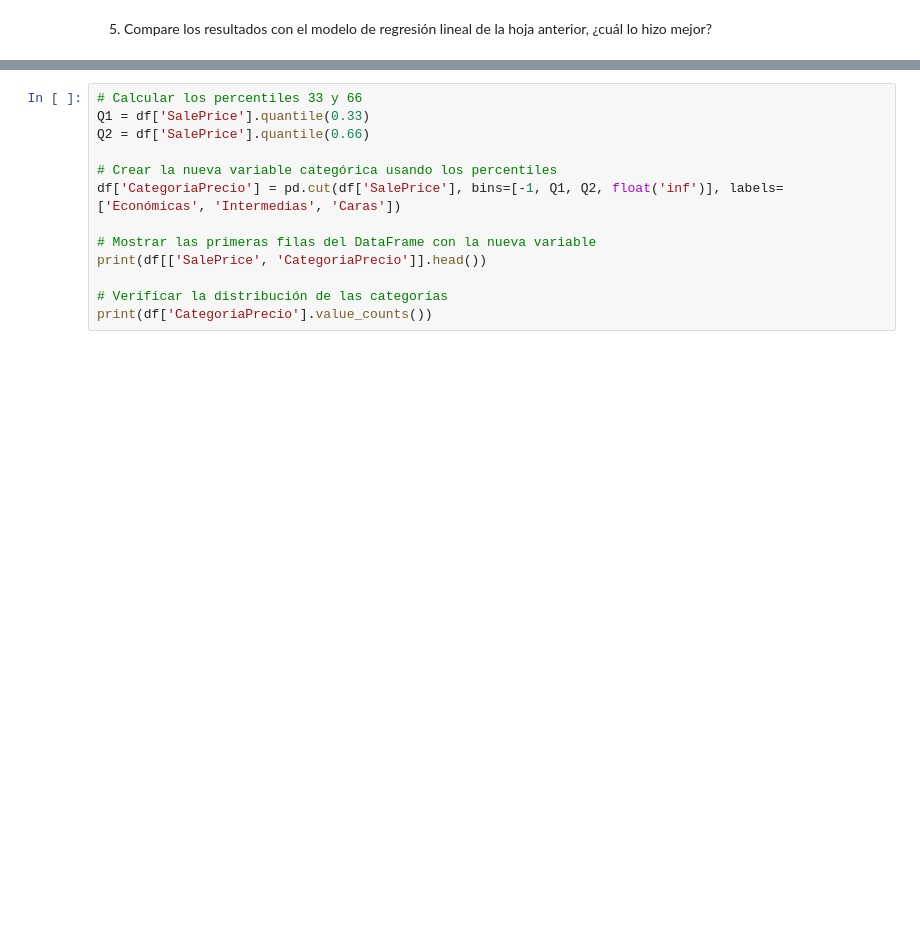
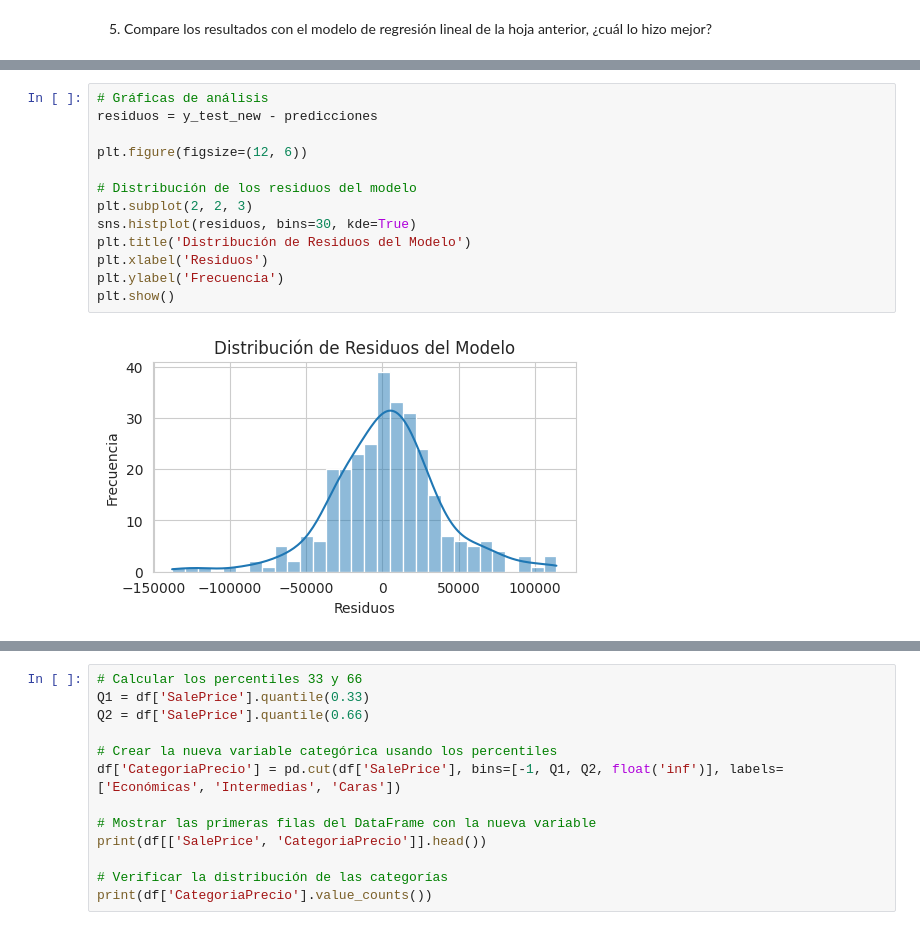
Before and after one commit to BiancaCalderon/HDT4-MineriaDatos, a Jupyter notebook: HDT4_arboles.ipynb, the cells around one changed output, grey strips where cells are left out. Saved outputs shown, nothing was run; the diff lists cells and outputs as text; blank space fills up the shorter version.

```diff
--- a/HDT4_arboles.ipynb
+++ b/HDT4_arboles.ipynb
@@ -278,0 +373,15 @@ mejor?
+# %%
+# Gráficas de análisis
+residuos = y_test_new - predicciones
+
+plt.figure(figsize=(12, 6))
+
+# Distribución de los residuos del modelo
+plt.subplot(2, 2, 3)
+sns.histplot(residuos, bins=30, kde=True)
+plt.title('Distribución de Residuos del Modelo')
+plt.xlabel('Residuos')
+plt.ylabel('Frecuencia')
+plt.show()
+# %% [output]
+[figure, added]
```
Also changed, not shown: parts of 18 cells of this notebook.
